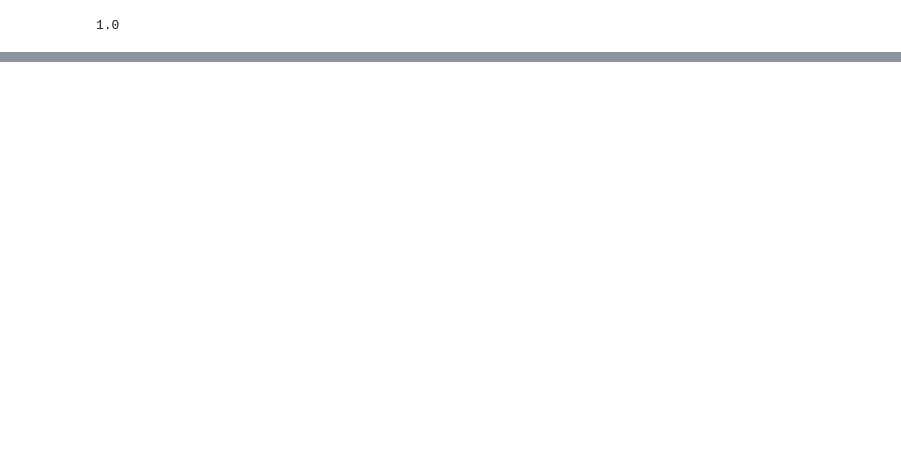
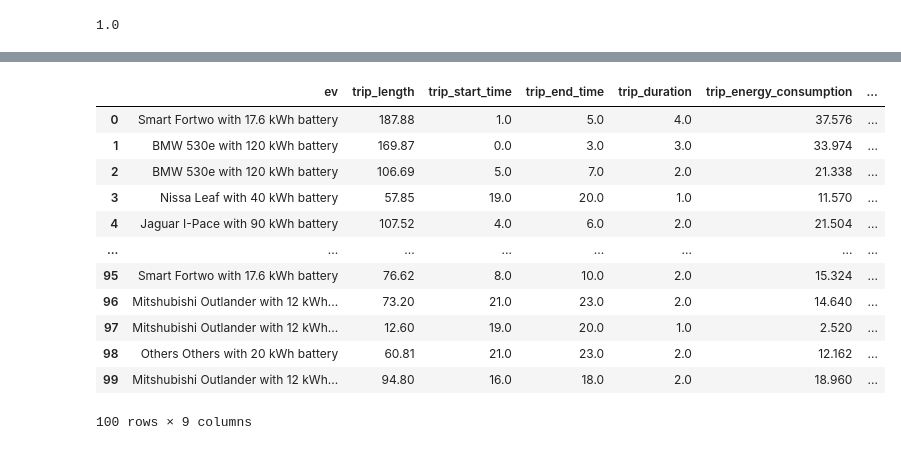
Before and after one commit to EV4EU/ev-profiling, a Jupyter notebook: ev-profiles.ipynb, the cells around one changed output, grey strips where cells are left out. Cells and saved outputs as stored; diff of their text form; code cells hidden in the pictures; blank space fills up the shorter version.

```diff
--- a/ev-profiles.ipynb
+++ b/ev-profiles.ipynb
@@ -244,3 +367,21 @@ aggregator.population_dataframe()
+# %%
+# Print the trips
+
+aggregator.assigned_trips_dataframe()
+# %% [output]
+|  | ev | trip_length | trip_start_time | trip_end_time | trip_duration | trip_energy_consumption | ... |
+| 0 | Smart Fortwo with 17.6 kWh battery | 187.88 | 1.0 | 5.0 | 4.0 | 37.576 | ... |
+| 1 | BMW 530e with 120 kWh battery | 169.87 | 0.0 | 3.0 | 3.0 | 33.974 | ... |
+| 2 | BMW 530e with 120 kWh battery | 106.69 | 5.0 | 7.0 | 2.0 | 21.338 | ... |
+| 3 | Nissa Leaf with 40 kWh battery | 57.85 | 19.0 | 20.0 | 1.0 | 11.570 | ... |
+| 4 | Jaguar I-Pace with 90 kWh battery | 107.52 | 4.0 | 6.0 | 2.0 | 21.504 | ... |
+| ... | ... | ... | ... | ... | ... | ... | ... |
+| 95 | Smart Fortwo with 17.6 kWh battery | 76.62 | 8.0 | 10.0 | 2.0 | 15.324 | ... |
+| 96 | Mitshubishi Outlander with 12 kWh... | 73.20 | 21.0 | 23.0 | 2.0 | 14.640 | ... |
+| 97 | Mitshubishi Outlander with 12 kWh... | 12.60 | 19.0 | 20.0 | 1.0 | 2.520 | ... |
+| 98 | Others Others with 20 kWh battery | 60.81 | 21.0 | 23.0 | 2.0 | 12.162 | ... |
+| 99 | Mitshubishi Outlander with 12 kWh... | 94.80 | 16.0 | 18.0 | 2.0 | 18.960 | ... |
+100 rows × 9 columns
 # %%
 # Plot the population brand in a pie chart
 
```
Also changed, not shown: parts of 7 cells of this notebook.
